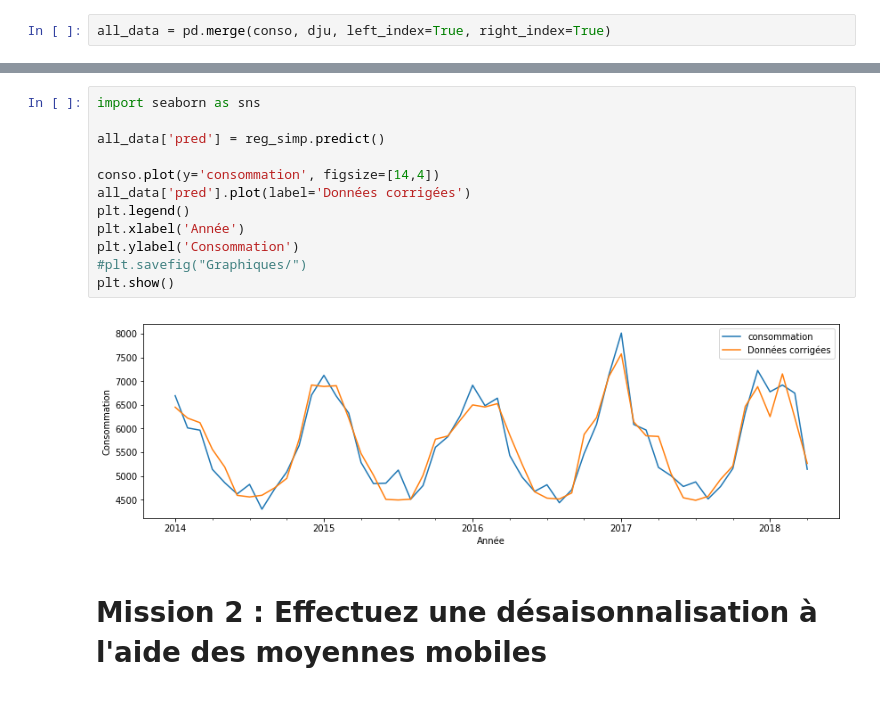
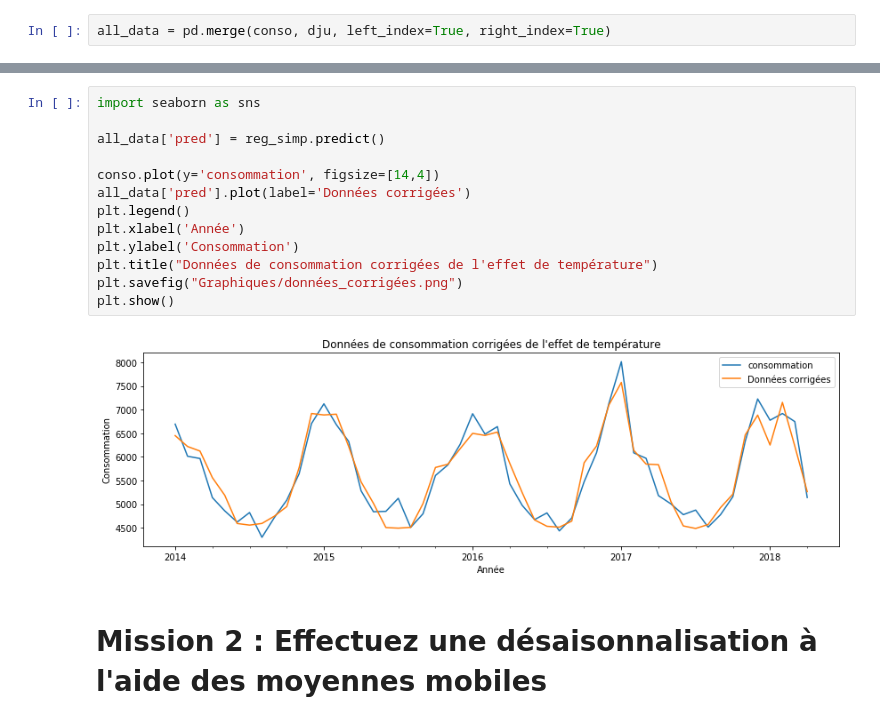
Before and after one commit to Julien-paulet/Projet_8, a Jupyter notebook: Prédisez la demande en electricite.ipynb, the cells around one changed output, grey strips where cells are left out. Cells and saved outputs as stored; diff of their text form.

```diff
--- a/Prédisez la demande en electricite.ipynb
+++ b/Prédisez la demande en electricite.ipynb
@@ -168,17 +169,18 @@ Warnings:
 # %%
 import seaborn as sns
 
 all_data['pred'] = reg_simp.predict()
 
 conso.plot(y='consommation', figsize=[14,4])
 all_data['pred'].plot(label='Données corrigées')
 plt.legend()
 plt.xlabel('Année')
 plt.ylabel('Consommation')
-#plt.savefig("Graphiques/")
+plt.title("Données de consommation corrigées de l'effet de température")
+plt.savefig("Graphiques/données_corrigées.png")
 plt.show()
 # %% [output]
-[figure, old version]
+[figure, new version]
 # %% [markdown]
 # Mission 2 : Effectuez une désaisonnalisation à l'aide des moyennes mobiles
 # %%
```
Also changed, not shown: parts of 43 cells of this notebook, 11 other files.
